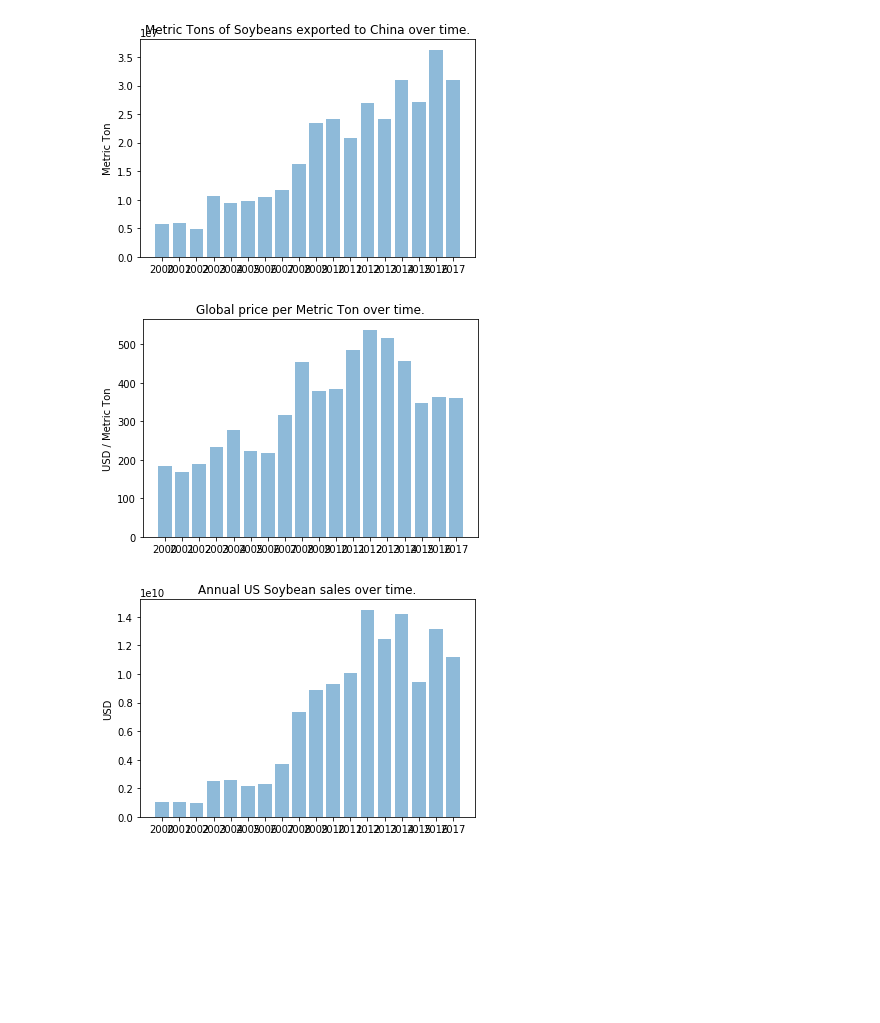
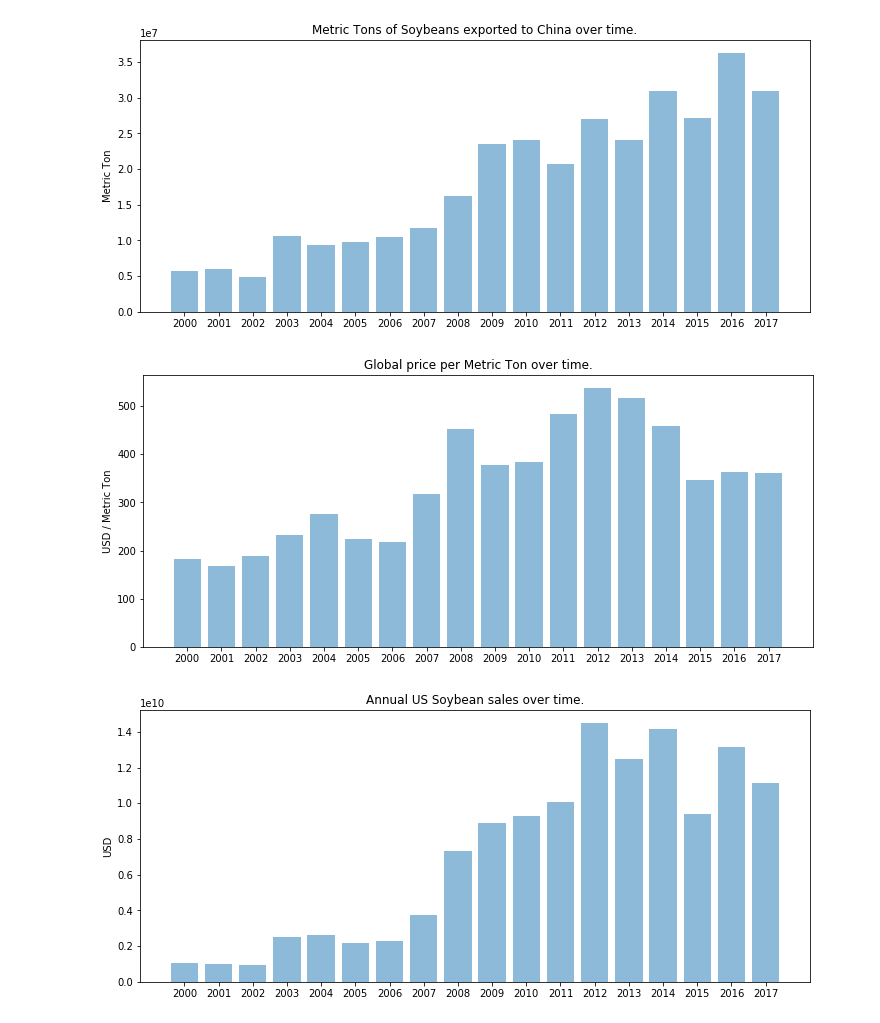
Before and after one commit to mattbichay/data_challenge, a Jupyter notebook: DataChallenge.ipynb, the cells around one changed output. Saved outputs shown, nothing was run; the diff lists cells and outputs as text; code cells hidden in the pictures; blank space fills up the shorter version.

```diff
--- a/DataChallenge.ipynb
+++ b/DataChallenge.ipynb
@@ -9,5 +10,6 @@ from datetime import date
 # %%
-TOP_DIR = r'/Users/bichama1/Documents/homework/stats'
+#TOP_DIR = r'/Users/bichama1/Documents/homework/stats'
+TOP_DIR = r'C:\Users\changc2\Documents\School\Statistical Methods for CS\data_challenge'
 GRAIN_IMPORTS_IN_DIR = r'grain_exports'
 SOYBEAN_PRICE_IN_DIR = r'global_soybean_prices'
 # %%
@@ -18,27 +20,28 @@ paranagua_prices_csv = os.path.join(TOP_DIR, SOYBEAN_PRICE_IN_DIR, 'PR_Port_Soyb
 # %%
 destination = 'CHINA MAIN'
 grain = 'SOYBEANS'
 exports_dataset = {}
 for export_csv in grain_exports_csvs:
     year = int(os.path.basename(export_csv).replace('CY','').replace('.csv',''))
     data = pd.read_csv(export_csv)
     data = data[data['Grain'] == grain]
     data = data[data['Destination'] == destination]
     exports_dataset[year] = data
 
 total_exports = []
 years = sorted(exports_dataset.keys())
 for year in years:
     total_exports.append(exports_dataset[year]['Metric Ton'].sum())
 
 y_pos = np.arange(len(years))
+plt.figure(figsize=(12,5))
 plt.bar(y_pos, total_exports, align='center', alpha=0.5)
 plt.xticks(y_pos, years)
 plt.ylabel('Metric Ton')
 plt.title('Metric Tons of Soybeans exported to China over time.')
 plt.show()
 # %% [output]
-[figure, old version]
+[figure, new version]
 # %%
 prices_dataset = pd.read_csv(soybean_price_csv)
 prices_dataset['DATE'] = prices_dataset['DATE'].apply(lambda x: datetime.strptime(x,'%Y-%m-%d').date())
@@ -54,21 +57,23 @@ for year in years:
 
 
 y_pos = np.arange(len(years))
+plt.figure(figsize=(12,5))
 plt.bar(y_pos, average_prices, align='center', alpha=0.5)
 plt.xticks(y_pos, years)
 plt.ylabel('USD / Metric Ton')
 plt.title('Global price per Metric Ton over time.')
 plt.show()
 # %% [output]
-[figure, old version]
+[figure, new version]
 # %%
 annual_sales = [price*tons for price,tons in zip(average_prices, total_exports)]
 
 y_pos = np.arange(len(years))
+plt.figure(figsize=(12,5))
 plt.bar(y_pos, annual_sales, align='center', alpha=0.5)
 plt.xticks(y_pos, years)
 plt.ylabel('USD')
 plt.title('Annual US Soybean sales over time.')
 plt.show()
 # %% [output]
-[figure, old version]
+[figure, new version]
```
Also changed, not shown: parts of 5 cells of this notebook.
